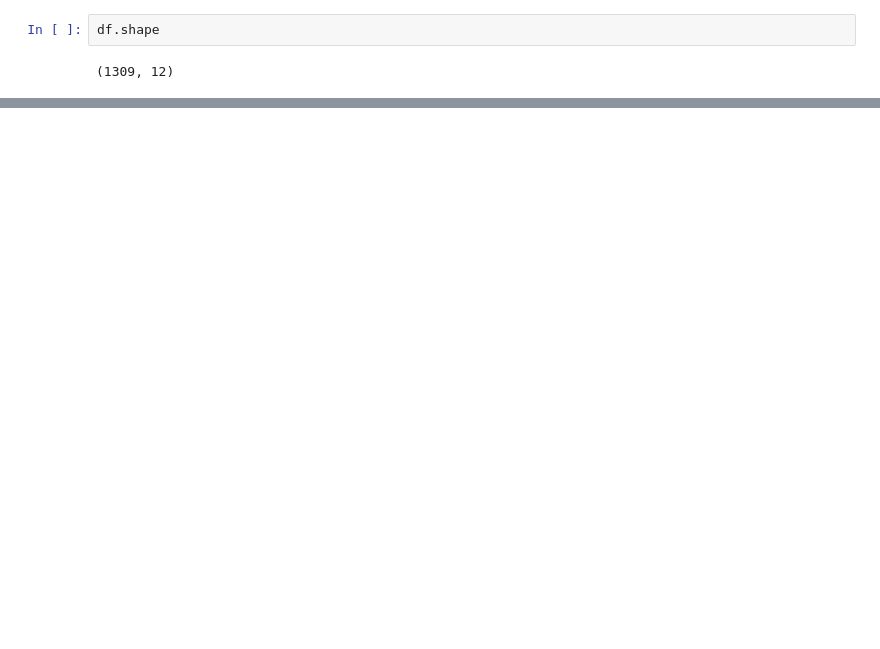
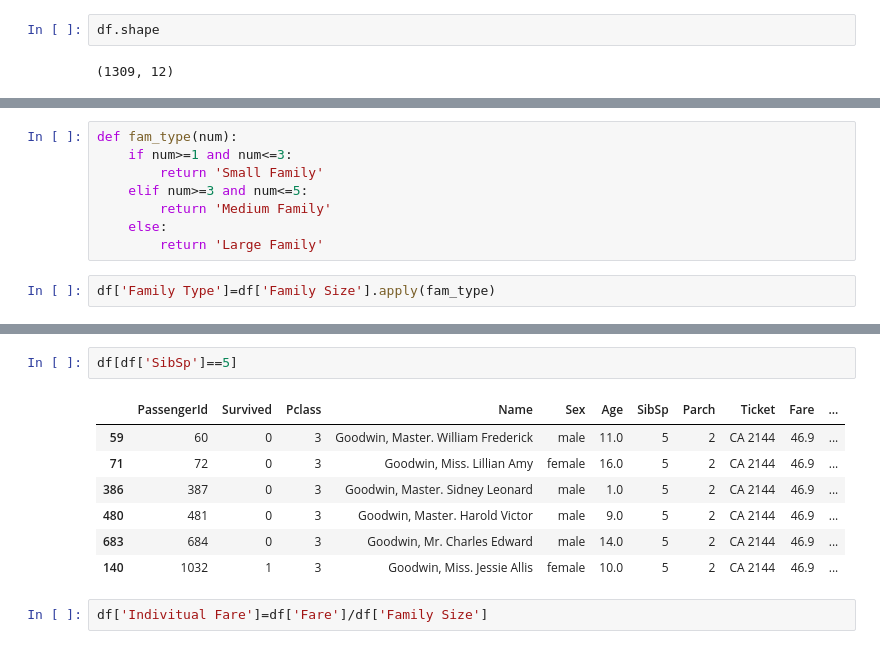
Before and after one commit to AbhishekKumarVerma2356/ML_Exploratory_Data_Analysis_Steps, a Jupyter notebook: Feature_Engineering.ipynb, the cells around one changed output, grey strips where cells are left out. Cells and saved outputs as stored; diff of their text form; blank space fills up the shorter version.

```diff
--- a/Feature_Engineering.ipynb
+++ b/Feature_Engineering.ipynb
@@ -50,0 +85,10 @@ df.shape
+# %%
+def fam_type(num):
+    if num>=1 and num<=3:
+        return 'Small Family'
+    elif num>=3 and num<=5:
+        return 'Medium Family'
+    else:
+        return 'Large Family'
+# %%
+df['Family Type']=df['Family Size'].apply(fam_type)
@@ -50,0 +120,12 @@ df.shape
+# %%
+df[df['SibSp']==5]
+# %% [output]
+|  | PassengerId | Survived | Pclass | Name | Sex | Age | SibSp | Parch | Ticket | Fare | ... |
+| 59 | 60 | 0 | 3 | Goodwin, Master. William Frederick | male | 11.0 | 5 | 2 | CA 2144 | 46.9 | ... |
+| 71 | 72 | 0 | 3 | Goodwin, Miss. Lillian Amy | female | 16.0 | 5 | 2 | CA 2144 | 46.9 | ... |
+| 386 | 387 | 0 | 3 | Goodwin, Master. Sidney Leonard | male | 1.0 | 5 | 2 | CA 2144 | 46.9 | ... |
+| 480 | 481 | 0 | 3 | Goodwin, Master. Harold Victor | male | 9.0 | 5 | 2 | CA 2144 | 46.9 | ... |
+| 683 | 684 | 0 | 3 | Goodwin, Mr. Charles Edward | male | 14.0 | 5 | 2 | CA 2144 | 46.9 | ... |
+| 140 | 1032 | 1 | 3 | Goodwin, Miss. Jessie Allis | female | 10.0 | 5 | 2 | CA 2144 | 46.9 | ... |
+# %%
+df['Indivitual Fare']=df['Fare']/df['Family Size']
```
Also changed, not shown: parts of 14 cells of this notebook, 1 other file.
